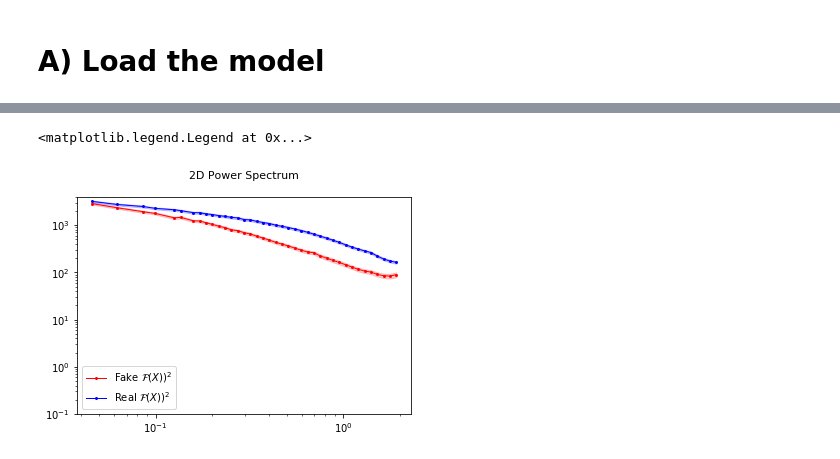
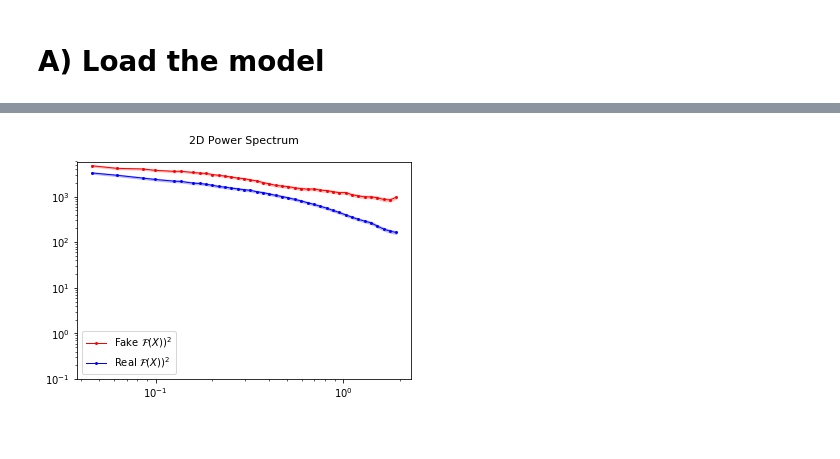
Before and after one commit to nperraud/darkmattergan, a Jupyter notebook: Viewing model performance.ipynb, the cells around one changed output, grey strips where cells are left out. Cells and saved outputs as stored; diff of their text form; code cells hidden in the pictures.

```diff
--- a/Viewing model performance.ipynb
+++ b/Viewing model performance.ipynb
@@ -68,22 +66,19 @@ import pickle
 from model import *
 from gan import *
 
-# pathgan = '../../saved_result/GAN/2018_1_4_17_16_size_64/checkpoints/'
-# pathgan = '../../saved_result/GAN/2018_1_5_11_29_size_64/checkpoints/'
-pathgan = '../../saved_result/GAN/2018_1_7_0_49_size_64/checkpoints/'
+try:
+    del(params)
+    del(obj)
+except:
+    pass
 
-# pathgan = '../../saved_result/WVEEGAN/2018_1_5_11_26_size_64/checkpoints/'
-# pathgan = '../../saved_result/WVEEGAN/2018_1_6_0_12_size_64/checkpoints/'
-# pathgan = '../../saved_result/WVEEGAN/2018_1_7_0_49_size_64/checkpoints/'
+pathgan = '../../saved_result/WGAN642018_1_9_16_28checkpoints/'
 
 
 
 with open(pathgan+'params.pkl', 'rb') as f:
     params = pickle.load(f)
-with open(pathgan+'model.pkl', 'rb') as f:
-    model = pickle.load(f)
-obj = WGAN(params, model)
-# obj = WVEEGAN(params, model)
+obj = GAN(params)
 # %% [output]
 Generator
 ------------------------------------------------------------
@@ -110,7 +107,7 @@ checkpoints = None
 if checkpoints is None:
     gen_sample, gen_sample_raw = obj.generate(N=N)
 else:
-    file_name = '../../saved_result/WVEEGAN/2018_1_7_0_49_size_64/checkpoints/'+model.name+'-'+checkpoints
+    file_name = path+model.name+'-'+checkpoints
     gen_sample, gen_sample_raw = obj.generate(N=N, file_name=file_name)
 
 real_sample_raw = utils.backward_map(img_small[:N],k=k)
@@ -143,19 +142,18 @@ logel2, l2
 # %%
 fig = plt.Figure()
 ax = plt.gca()
 ax.set_xscale("log")
 ax.set_yscale("log")
 linestyle = {"linewidth": 1, "markeredgewidth": 0, "markersize": 3, "marker": "o", "linestyle": "-"}
 
 plot.plot_with_shade(ax, x, psd_gen, color='r', label="Fake $\mathcal{F}(X))^2$", **linestyle)
 plot.plot_with_shade(ax, x, psd_real, color='b', label="Real $\mathcal{F}(X))^2$", **linestyle)
 ax.set_ylim(bottom=0.1)
 ax.title.set_text("2D Power Spectrum\n")
 ax.title.set_fontsize(11)
 ax.tick_params(axis='both', which='major', labelsize=10)
-ax.legend()
+_ = ax.legend()
 # %% [output]
-<matplotlib.legend.Legend at 0x...>
-[figure, old version]
+[figure, new version]
 # %%
 import plot
```
Also changed, not shown: parts of 9 cells of this notebook, 6 other files.
